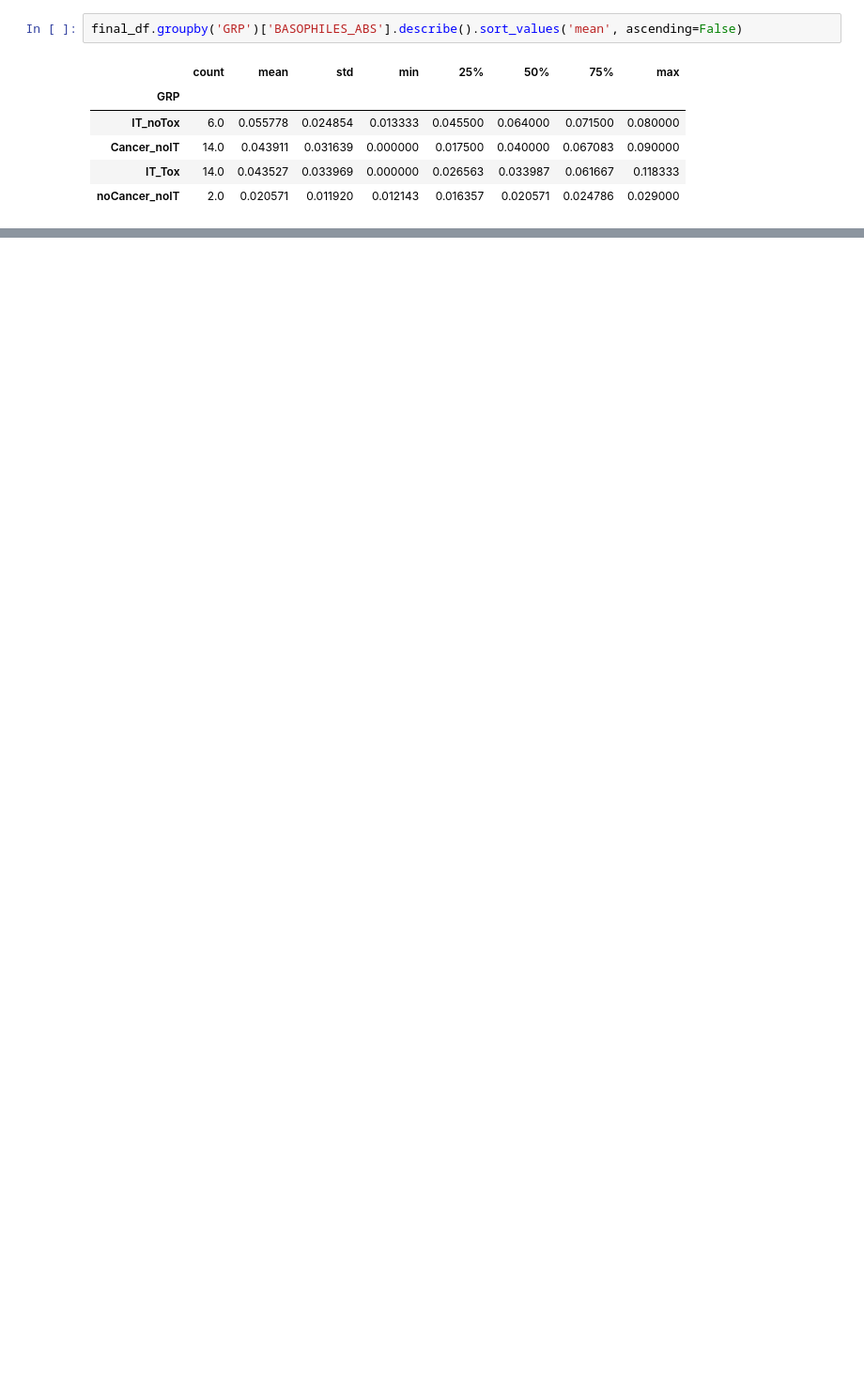
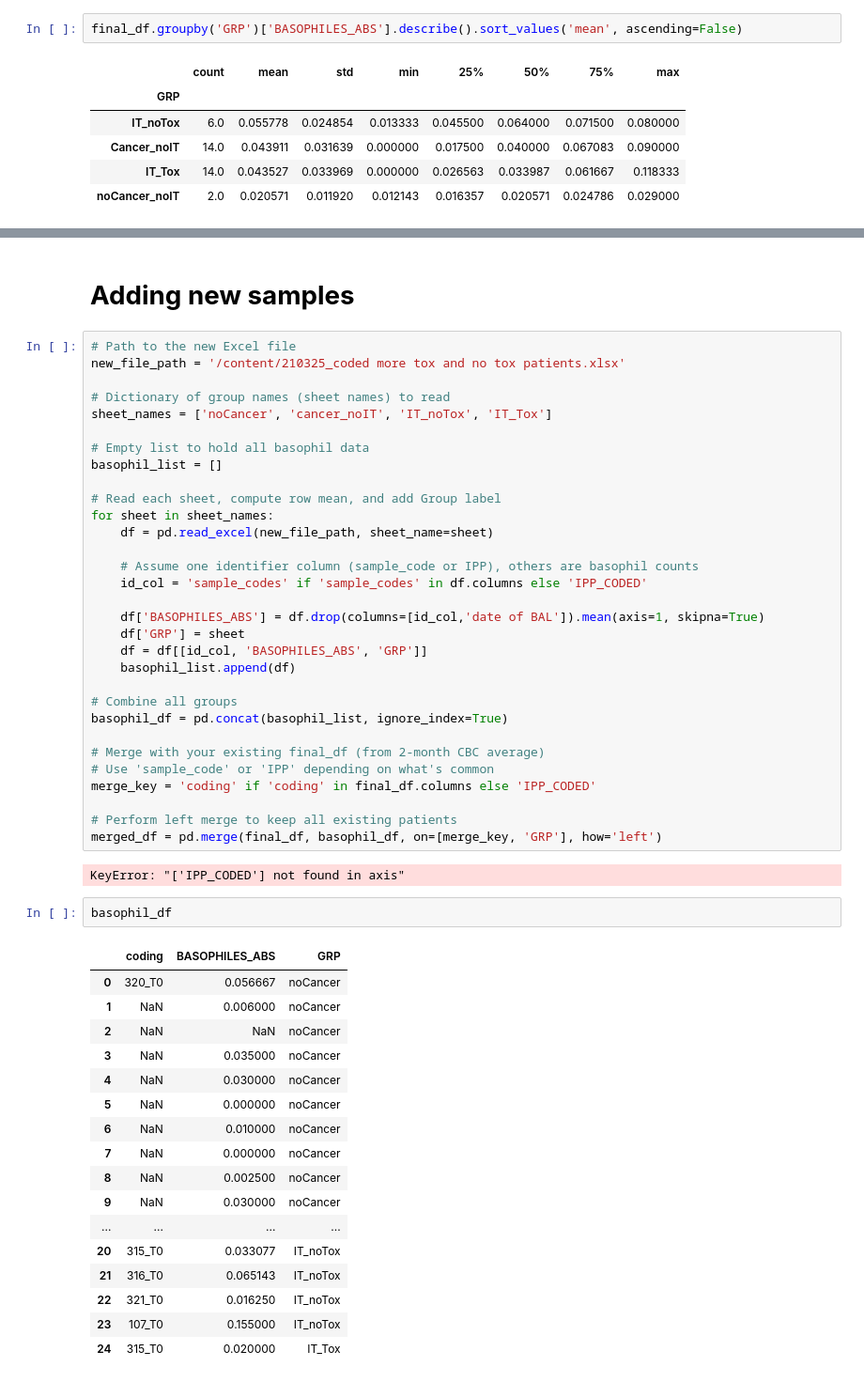
Before and after one commit to Soroushstr/Toxicity, a Jupyter notebook: Toxicity_new.ipynb, the cells around one changed output, grey strips where cells are left out. Shown at 94% size. Drawn from its saved outputs; the diff is of its cells as text; blank space fills up the shorter version.

```diff
--- a/Toxicity_new.ipynb
+++ b/Toxicity_new.ipynb
@@ -553,0 +512,55 @@ plt.show()
+# %% [markdown]
+# **Adding new samples**
+# %%
+# Path to the new Excel file
+new_file_path = '/content/210325_coded more tox and no tox patients.xlsx'
+
+# Dictionary of group names (sheet names) to read
+sheet_names = ['noCancer', 'cancer_noIT', 'IT_noTox', 'IT_Tox']
+
+# Empty list to hold all basophil data
+basophil_list = []
+
+# Read each sheet, compute row mean, and add Group label
+for sheet in sheet_names:
+    df = pd.read_excel(new_file_path, sheet_name=sheet)
+
+    # Assume one identifier column (sample_code or IPP), others are basophil counts
+    id_col = 'sample_codes' if 'sample_codes' in df.columns else 'IPP_CODED'
+
+    df['BASOPHILES_ABS'] = df.drop(columns=[id_col,'date of BAL']).mean(axis=1, skipna=True)
+    df['GRP'] = sheet
+    df = df[[id_col, 'BASOPHILES_ABS', 'GRP']]
+    basophil_list.append(df)
+
+# Combine all groups
+basophil_df = pd.concat(basophil_list, ignore_index=True)
+
+# Merge with your existing final_df (from 2-month CBC average)
+# Use 'sample_code' or 'IPP' depending on what's common
+merge_key = 'coding' if 'coding' in final_df.columns else 'IPP_CODED'
+
+# Perform left merge to keep all existing patients
+merged_df = pd.merge(final_df, basophil_df, on=[merge_key, 'GRP'], how='left')
+# %% [output]
+KeyError: "['IPP_CODED'] not found in axis"
+# %%
+basophil_df
+# %% [output]
+|  | coding | BASOPHILES_ABS | GRP |
+| 0 | 320_T0 | 0.056667 | noCancer |
+| 1 | NaN | 0.006000 | noCancer |
+| 2 | NaN | NaN | noCancer |
+| 3 | NaN | 0.035000 | noCancer |
+| 4 | NaN | 0.030000 | noCancer |
+| 5 | NaN | 0.000000 | noCancer |
+| 6 | NaN | 0.010000 | noCancer |
+| 7 | NaN | 0.000000 | noCancer |
+| 8 | NaN | 0.002500 | noCancer |
+| 9 | NaN | 0.030000 | noCancer |
+| ... | ... | ... | ... |
+| 20 | 315_T0 | 0.033077 | IT_noTox |
+| 21 | 316_T0 | 0.065143 | IT_noTox |
+| 22 | 321_T0 | 0.016250 | IT_noTox |
+| 23 | 107_T0 | 0.155000 | IT_noTox |
+| 24 | 315_T0 | 0.020000 | IT_Tox |
```
Also changed, not shown: parts of 6 cells of this notebook.
